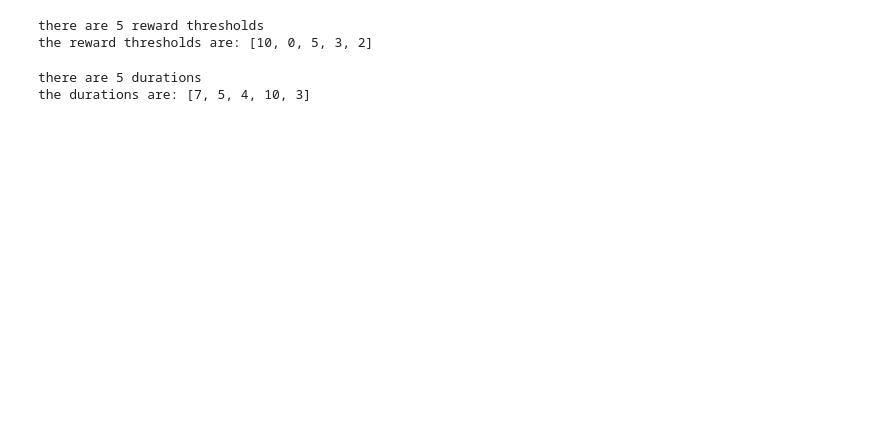
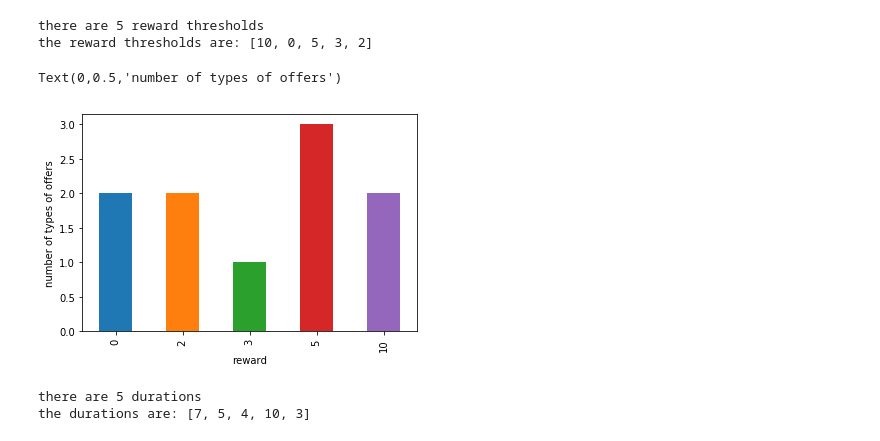
Before and after one commit to a1pat/Starbucks-Capstone, a Jupyter notebook: Starbucks_Capstone_notebook.ipynb, the cells around one changed output. Saved outputs shown, nothing was run; the diff lists cells and outputs as text; code cells hidden in the pictures; blank space fills up the shorter version.

```diff
--- a/Starbucks_Capstone_notebook.ipynb
+++ b/Starbucks_Capstone_notebook.ipynb
@@ -129,6 +143,13 @@ print('the reward thresholds are: {}'.format(portfolio['reward'].unique().tolist
 # %% [output]
 there are 5 reward thresholds
 the reward thresholds are: [10, 0, 5, 3, 2]
+# %%
+portfolio.groupby('reward')['id'].count().plot(kind='bar')
+plt.xlabel('reward')
+plt.ylabel('number of types of offers')
+# %% [output]
+Text(0,0.5,'number of types of offers')
+[figure, added]
 # %%
 # what are the durations?
 print('there are {} durations'.format(portfolio['duration'].nunique()))
```
Also changed, not shown: parts of 8 cells of this notebook.
